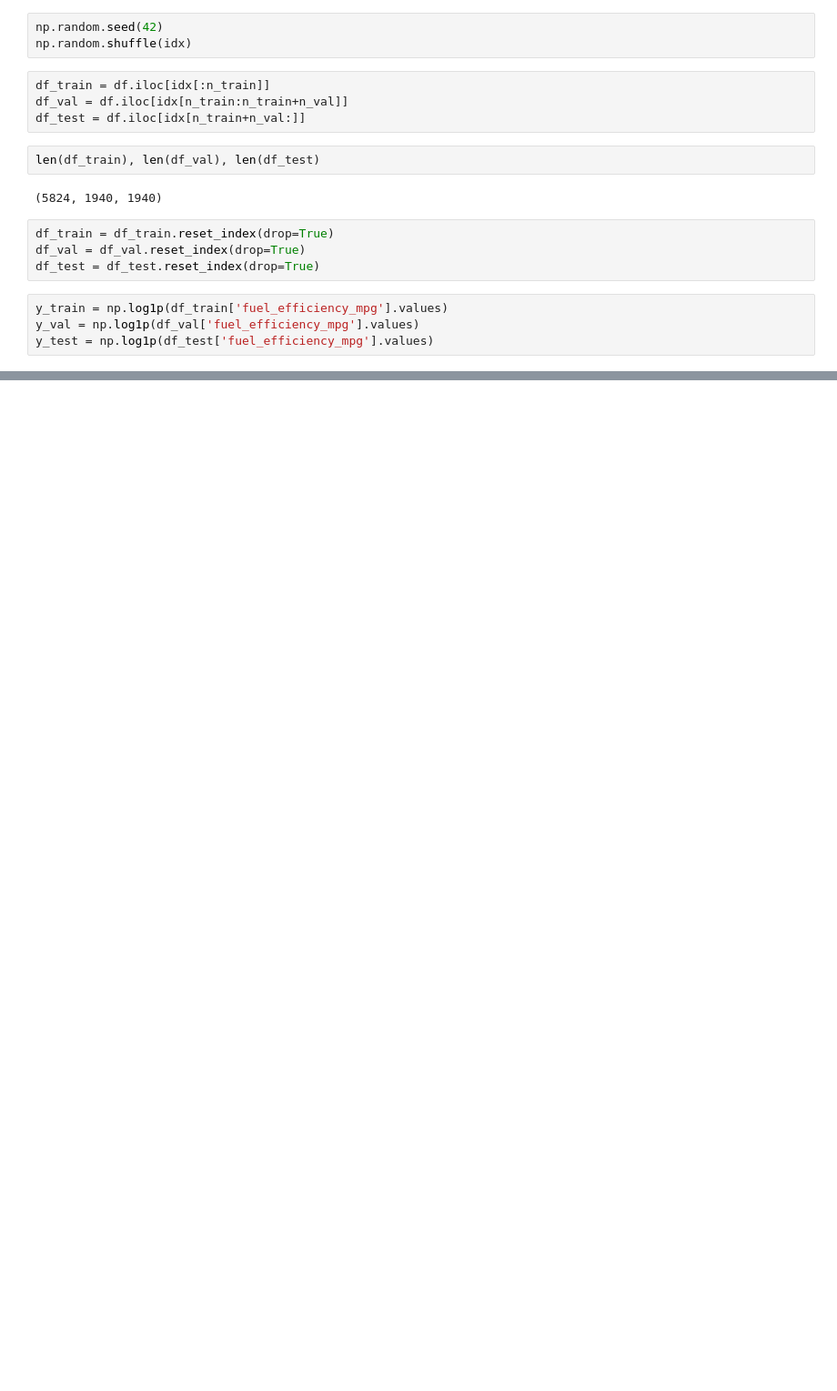
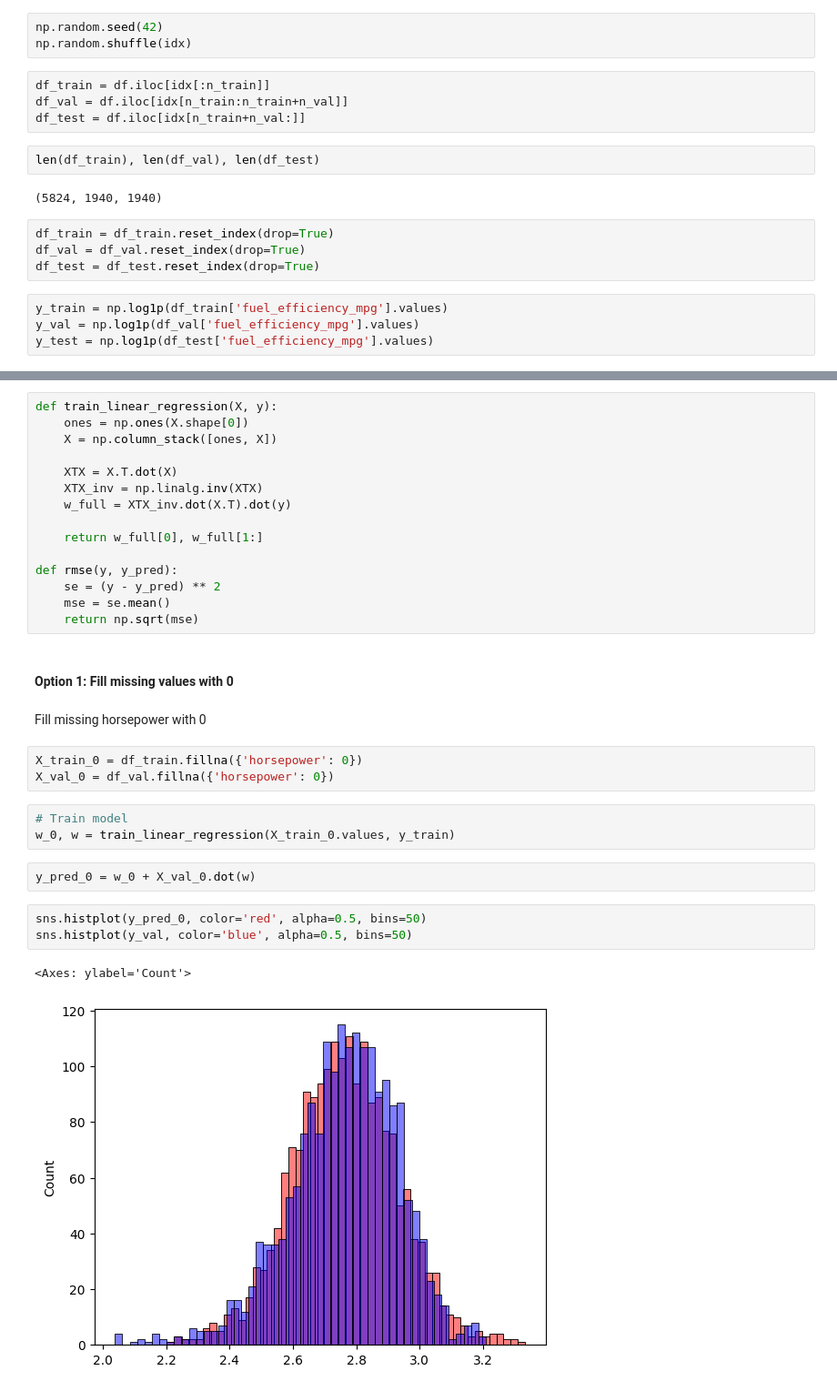
Before and after one commit to ethanaire/Machine-Learning-Zoomcamp-2025, a Jupyter notebook: 02-regression/02-homework.ipynb, the cells around one changed output, grey strips where cells are left out. Shown at 91% size. Saved outputs shown, nothing was run; the diff lists cells and outputs as text; blank space fills up the shorter version.

Commit message:
explore options for missing values with checks on rmse

```diff
--- a/02-regression/02-homework.ipynb
+++ b/02-regression/02-homework.ipynb
@@ -128,0 +148,33 @@ len(y_train), len(y_val), len(y_test)
+# %%
+def train_linear_regression(X, y):
+    ones = np.ones(X.shape[0])
+    X = np.column_stack([ones, X])
+
+    XTX = X.T.dot(X)
+    XTX_inv = np.linalg.inv(XTX)
+    w_full = XTX_inv.dot(X.T).dot(y)
+
+    return w_full[0], w_full[1:]
+
+def rmse(y, y_pred):
+    se = (y - y_pred) ** 2
+    mse = se.mean()
+    return np.sqrt(mse)
+# %% [markdown]
+#### Option 1: Fill missing values with 0
+# %% [markdown]
+Fill missing horsepower with 0
+# %%
+X_train_0 = df_train.fillna({'horsepower': 0})
+X_val_0 = df_val.fillna({'horsepower': 0})
+# %%
+# Train model
+w_0, w = train_linear_regression(X_train_0.values, y_train)
+# %%
+y_pred_0 = w_0 + X_val_0.dot(w)
+# %%
+sns.histplot(y_pred_0, color='red', alpha=0.5, bins=50)
+sns.histplot(y_val, color='blue', alpha=0.5, bins=50)
+# %% [output]
+<Axes: ylabel='Count'>
+[figure, added]
```
Also changed, not shown: parts of 17 cells of this notebook.
